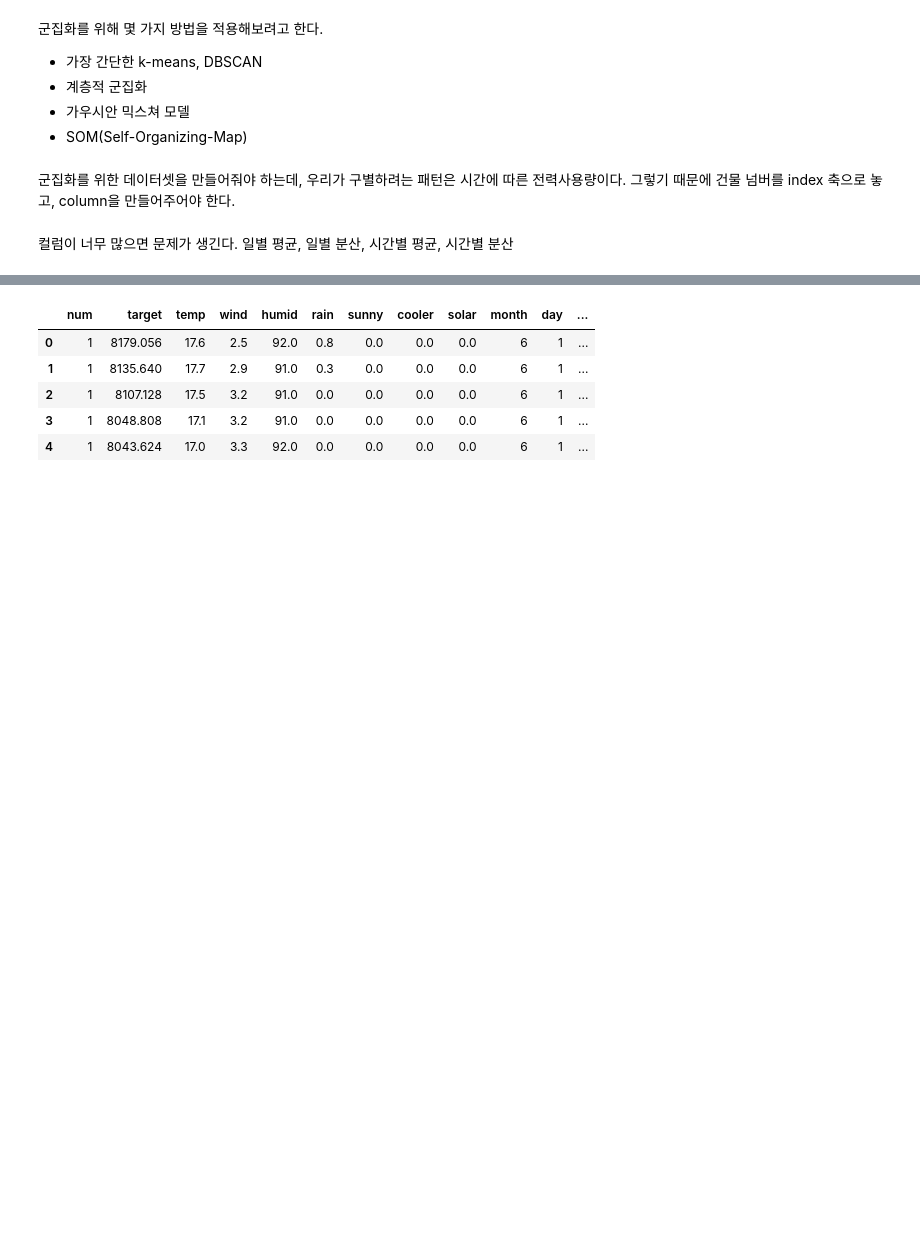
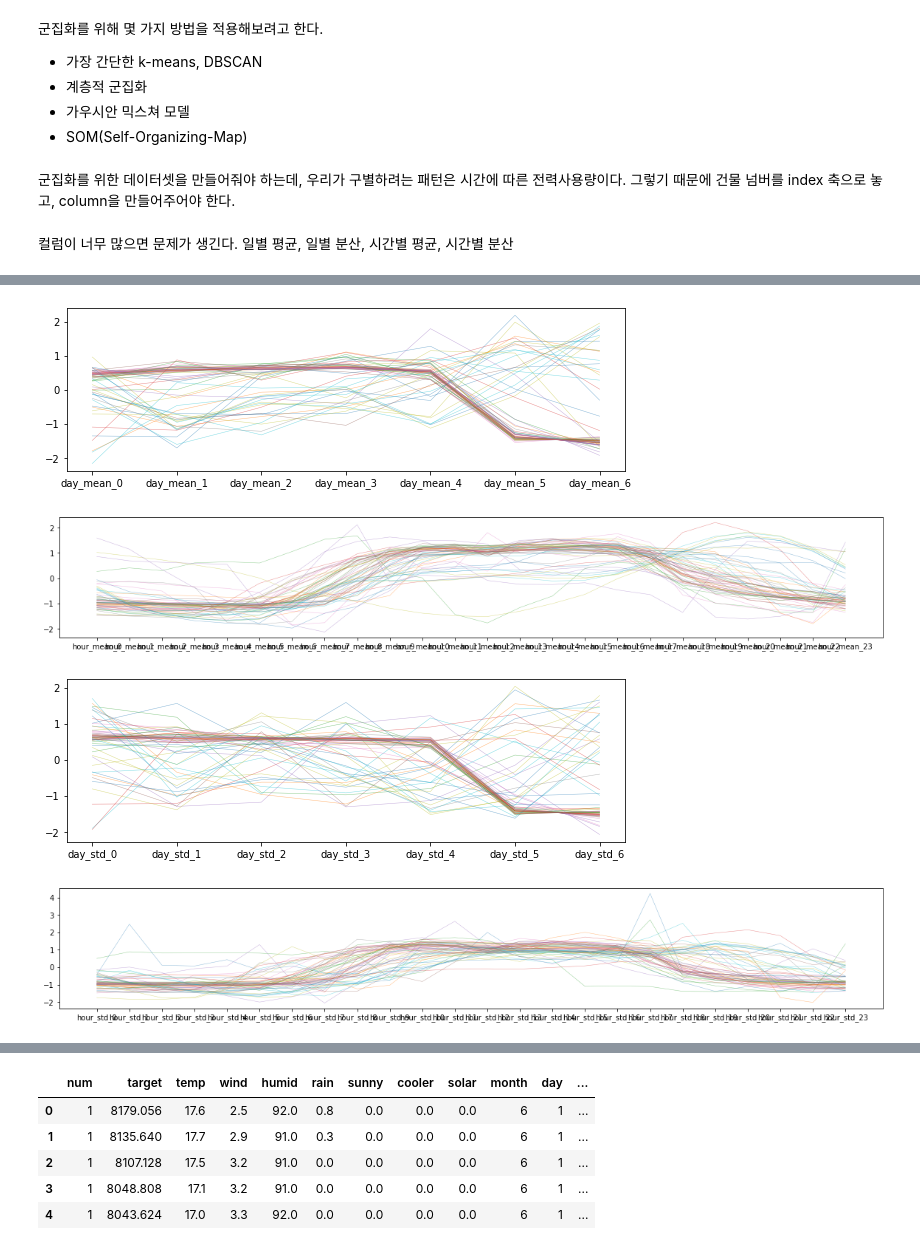
Before and after one commit to thinpig99/dacon_energy, a Jupyter notebook: energy_EDA1_210528.ipynb, the cells around one changed output, grey strips where cells are left out. Drawn from its saved outputs; the diff is of its cells as text; code cells hidden in the pictures; blank space fills up the shorter version.

```diff
--- a/energy_EDA1_210528.ipynb
+++ b/energy_EDA1_210528.ipynb
@@ -641,0 +524,13 @@ cl_train.head()
+# %%
+cl_df = pd.concat([weekday_mean, hour_mean, weekday_std, hour_std], axis=1)
+# %%
+columns = (
+    ['num']
+    + ['day_mean_' + str(i) for i in range(7)]
+    + ['hour_mean_' + str(i) for i in range(24)]
+    + ['day_std_' + str(i) for i in range(7)]
+    + ['hour_std_' + str(i) for i in range(24)]
+)
+# %%
+cl_df.columns = columns
+cl_df
@@ -641,0 +586,28 @@ cl_train.head()
+# %%
+for i in range(len(cl_df)):
+    cl_df.iloc[i, 1:8] = (cl_df.iloc[i, 1:8] - cl_df.iloc[i, 1:8].mean()) / cl_df.iloc[i, 1:8].std()
+    cl_df.iloc[i, 8:32] = (cl_df.iloc[i, 8:32] - cl_df.iloc[i, 8:32].mean()) / cl_df.iloc[i, 8:32].std()
+    cl_df.iloc[i, 32:39] = (cl_df.iloc[i, 32:39] - cl_df.iloc[i, 32:39].mean()) / cl_df.iloc[i, 32:39].std()
+    cl_df.iloc[i, 39:] = (cl_df.iloc[i, 39:] - cl_df.iloc[i, 39:].mean()) / cl_df.iloc[i, 39:].std()
+# %%
+# visualization
+fig = plt.figure(figsize = (10,3))
+for i in range(len(cl_df)):
+    plt.plot(cl_df.iloc[i, 1:8], alpha = 0.5, linewidth = 0.5)
+
+fig = plt.figure(figsize = (20,3))
+for i in range(len(cl_df)):
+    plt.plot(cl_df.iloc[i, 8:32], alpha = 0.5, linewidth = 0.5)
+
+fig = plt.figure(figsize = (10,3))
+for i in range(len(cl_df)):
+    plt.plot(cl_df.iloc[i, 32:39], alpha = 0.5, linewidth = 0.5)
+
+fig = plt.figure(figsize = (20,3))
+for i in range(len(cl_df)):
+    plt.plot(cl_df.iloc[i, 39:], alpha = 0.5, linewidth = 0.5)
+# %% [output]
+[figure, added]
+[figure, added]
+[figure, added]
+[figure, added]
```
Also changed, not shown: parts of 69 cells of this notebook, 2 other files.
